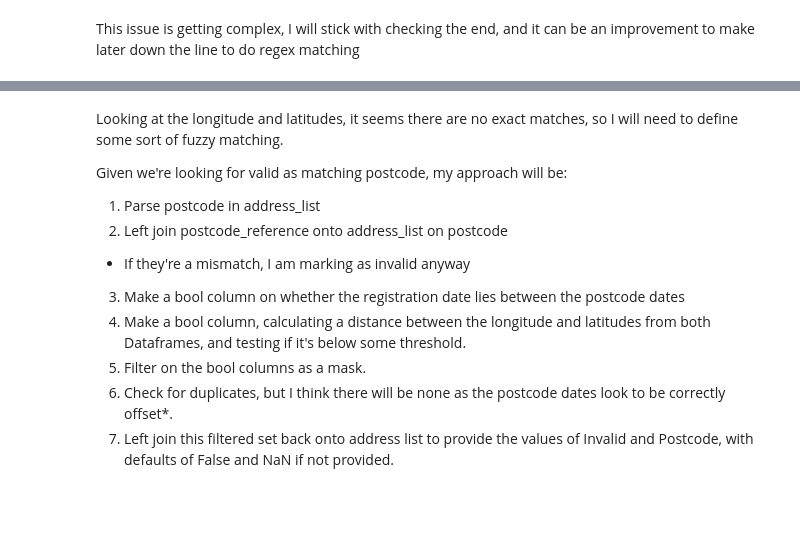
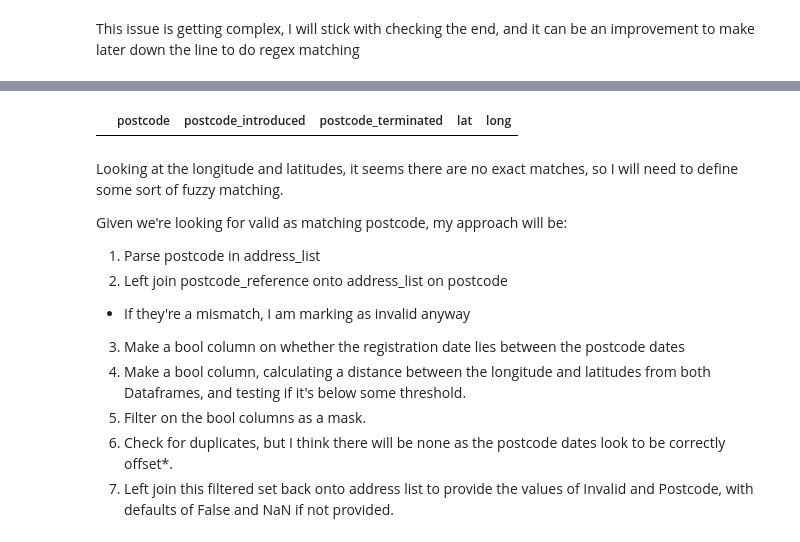
Before and after one commit to ZoiksScoob/PostcodePipeline, a Jupyter notebook: data_exploration.ipynb, the cells around one changed output, grey strips where cells are left out. Drawn from its saved outputs; the diff is of its cells as text; code cells hidden in the pictures; blank space fills up the shorter version.

Commit message:
Add quick check on spaces in postcodes in postcode reference

```diff
--- a/data_exploration.ipynb
+++ b/data_exploration.ipynb
@@ -327,6 +327,13 @@ address_list.head()
 | 2 | 3 | 2012-04-24 | 51.5988 | 0.013589 | 80, Chelmsford Road, London, E18 2PP | NaN | E18 2PP |
 | 3 | 4 | 2012-04-24 | 51.5958 | 0.074697 | 236, Fullwell Avenue, Ilford, IG5... | NaN | IG5 0XP |
 | 4 | 5 | 2012-04-23 | 51.5836 | 0.047408 | 49, Torquay Gardens, Ilford, IG4 5PU | NaN | IG4 5PU |
+# %%
+# postcodes in the reference all have spaces in between, matching
+# address_list
+mask = postcode_reference['postcode'].apply(lambda s: ' ' not in s)
+postcode_reference[mask]
+# %% [output]
+|  | postcode | postcode_introduced | postcode_terminated | lat | long |
 # %% [markdown]
 Looking at the longitude and latitudes, it seems there are no exact matches, so I will need to define some sort of fuzzy matching.
 
```
